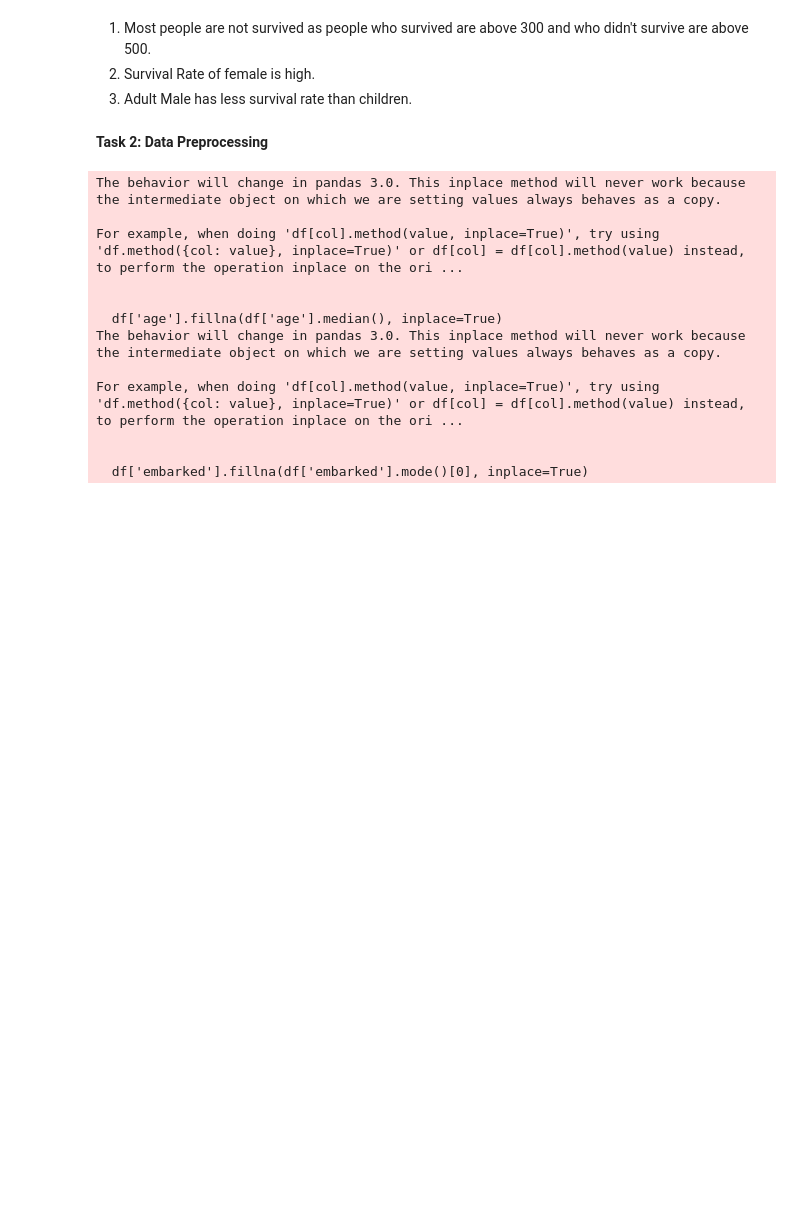
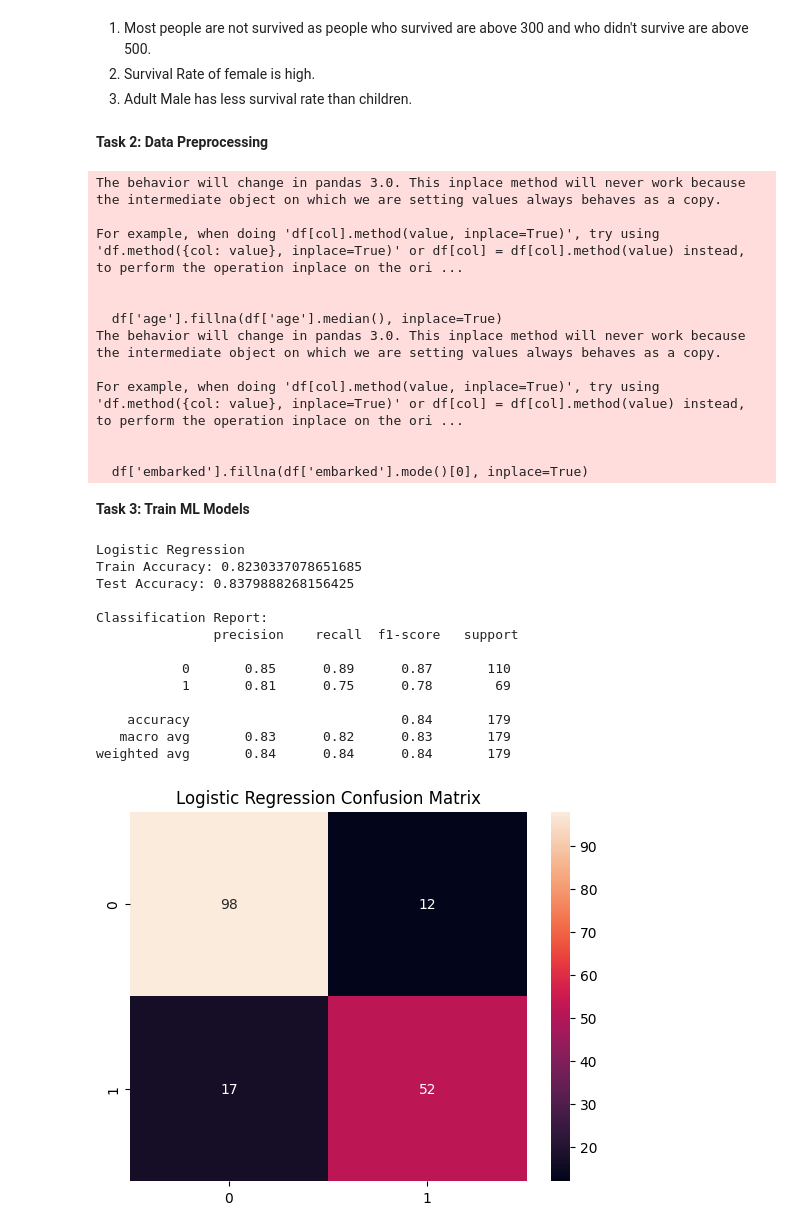
Before and after one commit to MMujtabaX/Titanic_Survival_Predictor, a Jupyter notebook: main.ipynb, the cells around one changed output. Saved outputs shown, nothing was run; the diff lists cells and outputs as text; code cells hidden in the pictures; blank space fills up the shorter version.

Commit message:
Trained multiple ML models

```diff
--- a/main.ipynb
+++ b/main.ipynb
@@ -181,3 +181,39 @@ X_train, X_test, y_train, y_test = train_test_split(
 scaler = StandardScaler()
 X_train = scaler.fit_transform(X_train)
 X_test = scaler.transform(X_test)
+# %% [markdown]
+**Task 3: Train ML Models**
+# %%
+def evaluate_model(model, X_train, X_test, y_train, y_test, name):
+    model.fit(X_train, y_train)
+
+    y_pred = model.predict(X_test)
+
+    print(f"\n{name}")
+    print("Train Accuracy:", model.score(X_train, y_train))
+    print("Test Accuracy:", model.score(X_test, y_test))
+
+    print("\nClassification Report:\n", classification_report(y_test, y_pred))
+
+    cm = confusion_matrix(y_test, y_pred)
+    sns.heatmap(cm, annot=True, fmt='d')
+    plt.title(f"{name} Confusion Matrix")
+    plt.show()
+# %%
+lr = LogisticRegression()
+evaluate_model(lr, X_train, X_test, y_train, y_test, "Logistic Regression")
+# %% [output]
+Logistic Regression
+Train Accuracy: 0.8230337078651685
+Test Accuracy: 0.8379888268156425
+
+Classification Report:
+               precision    recall  f1-score   support
+
+           0       0.85      0.89      0.87       110
+           1       0.81      0.75      0.78        69
+
+    accuracy                           0.84       179
+   macro avg       0.83      0.82      0.83       179
+weighted avg       0.84      0.84      0.84       179
+[figure, added]
```
Also changed, not shown: parts of 4 cells of this notebook.
